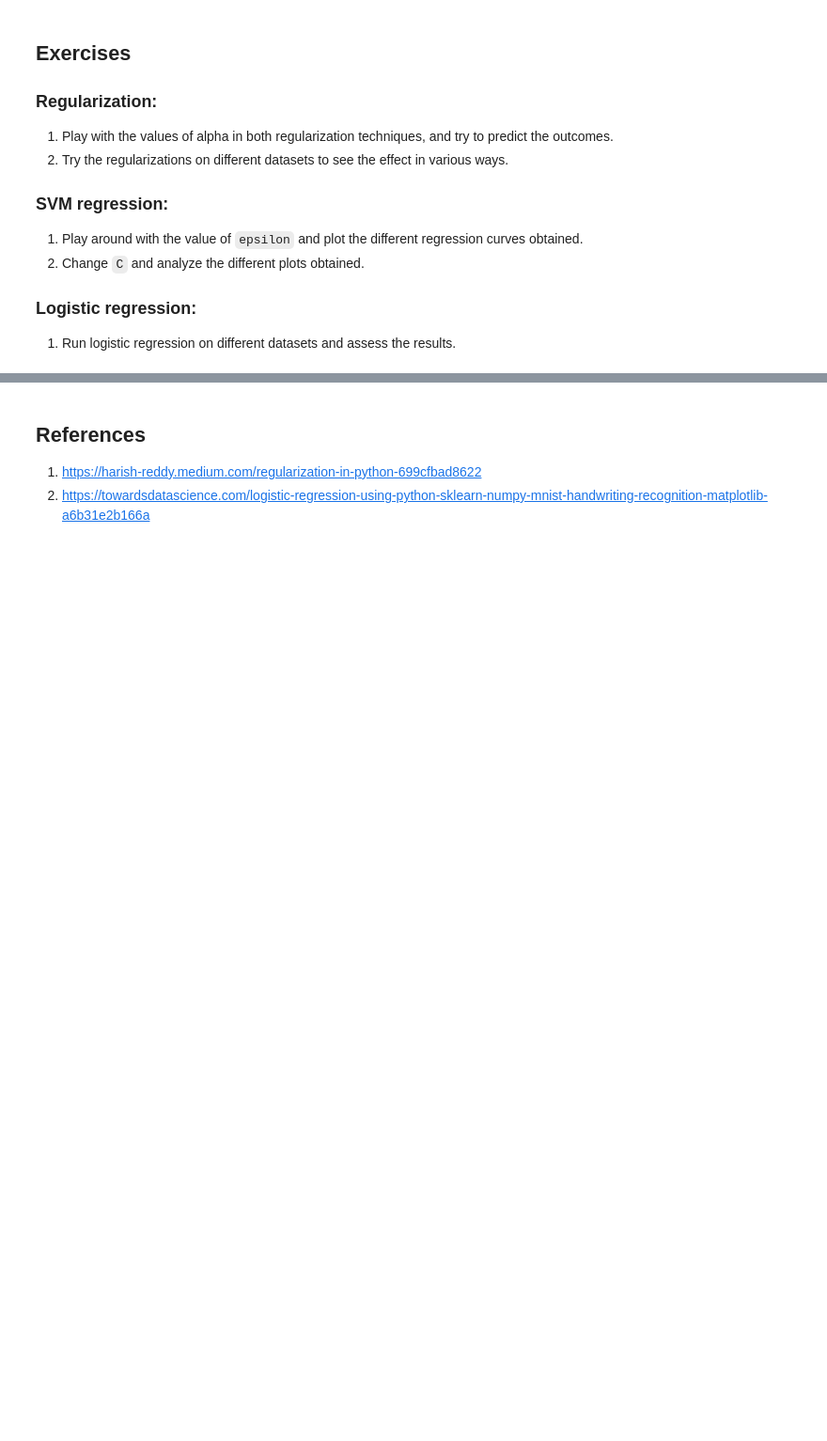
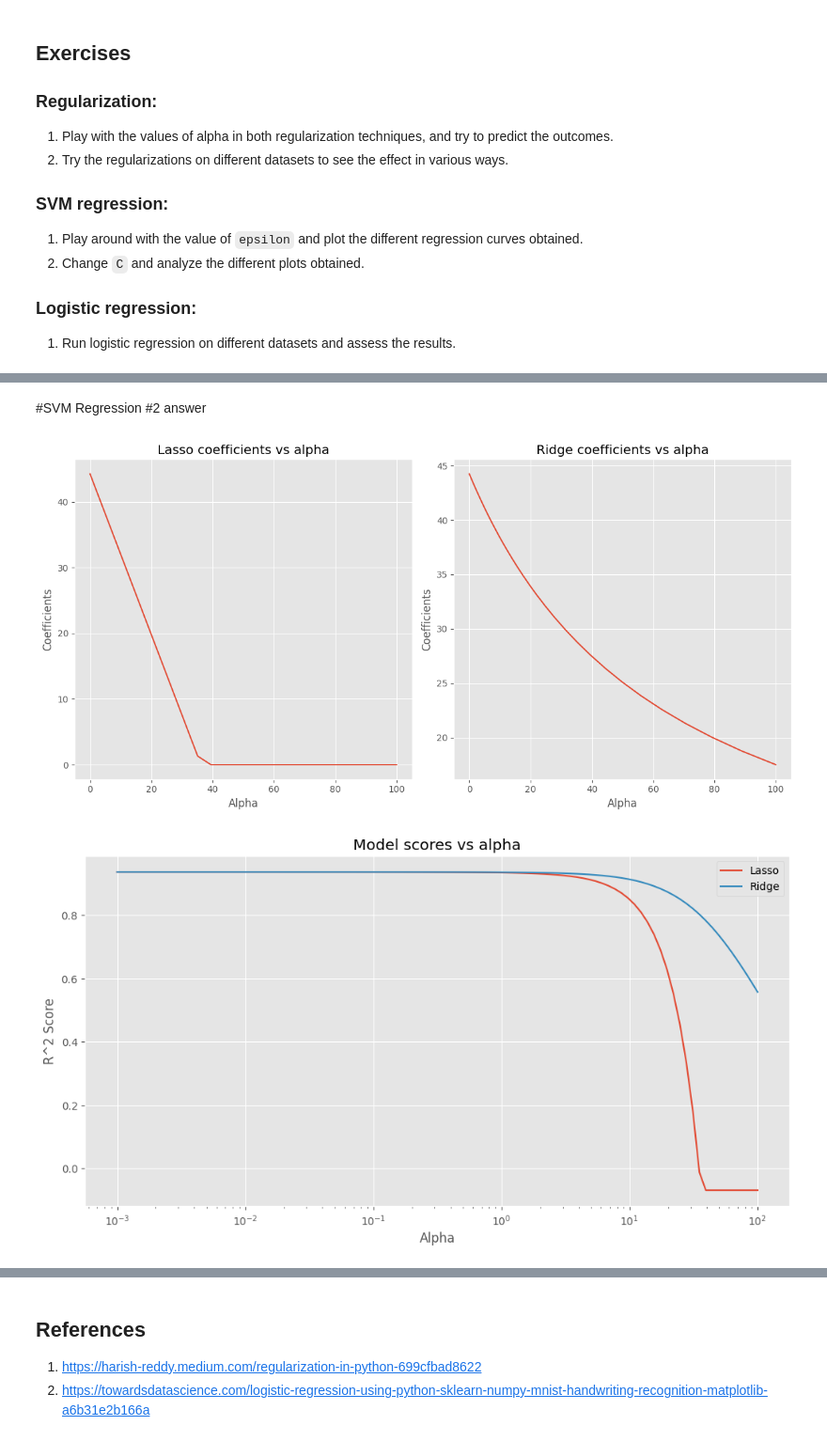
Before and after one commit to Ksrinivas286/Fmml, a Jupyter notebook: Regression_Lab_3.ipynb, the cells around one changed output, grey strips where cells are left out. Shown at 94% size. Drawn from its saved outputs; the diff is of its cells as text; code cells hidden in the pictures; blank space fills up the shorter version.

```diff
--- a/Regression_Lab_3.ipynb
+++ b/Regression_Lab_3.ipynb
@@ -647,0 +746,72 @@ plt.title(all_sample_title, size = 15);
+# %% [markdown]
+#SVM Regression
+#2 answer
+# %%
+from sklearn.datasets import make_regression
+from sklearn.linear_model import Lasso, Ridge
+from sklearn.model_selection import train_test_split
+import matplotlib.pyplot as plt
+import numpy as np
+
+# Generate sample data
+X, y = make_regression(n_samples=100, n_features=1, noise=10, random_state=42)
+
+# Split the data into training and testing sets
+X_train, X_test, y_train, y_test = train_test_split(X, y, test_size=0.2, random_state=42)
+
+# Define a range of alpha values
+alphas = np.logspace(-3, 2, 100)
+
+# Initialize lists to store coefficients and scores
+lasso_coefs = []
+ridge_coefs = []
+lasso_scores = []
+ridge_scores = []
+
+# Fit models for each alpha and store coefficients and scores
+for alpha in alphas:
+    lasso = Lasso(alpha=alpha)
+    ridge = Ridge(alpha=alpha)
+
+    lasso.fit(X_train, y_train)
+    ridge.fit(X_train, y_train)
+
+    lasso_coefs.append(lasso.coef_)
+    ridge_coefs.append(ridge.coef_)
+
+    lasso_scores.append(lasso.score(X_test, y_test))
+    ridge_scores.append(ridge.score(X_test, y_test))
+
+# Plot coefficients as a function of alpha
+plt.figure(figsize=(12, 6))
+
+plt.subplot(1, 2, 1)
+plt.plot(alphas, lasso_coefs)
+plt.title('Lasso coefficients vs alpha')
+plt.xlabel('Alpha')
+plt.ylabel('Coefficients')
+
+plt.subplot(1, 2, 2)
+plt.plot(alphas, ridge_coefs)
+plt.title('Ridge coefficients vs alpha')
+plt.xlabel('Alpha')
+plt.ylabel('Coefficients')
+
+plt.tight_layout()
+plt.show()
+
+# Plot scores as a function of alpha
+plt.figure(figsize=(12, 6))
+
+plt.plot(alphas, lasso_scores, label='Lasso')
+plt.plot(alphas, ridge_scores, label='Ridge')
+plt.title('Model scores vs alpha')
+plt.xlabel('Alpha')
+plt.ylabel('R^2 Score')
+plt.xscale('log')
+plt.legend()
+
+plt.show()
+# %% [output]
+[figure, added]
+[figure, added]
```
Also changed, not shown: parts of 5 cells of this notebook.
